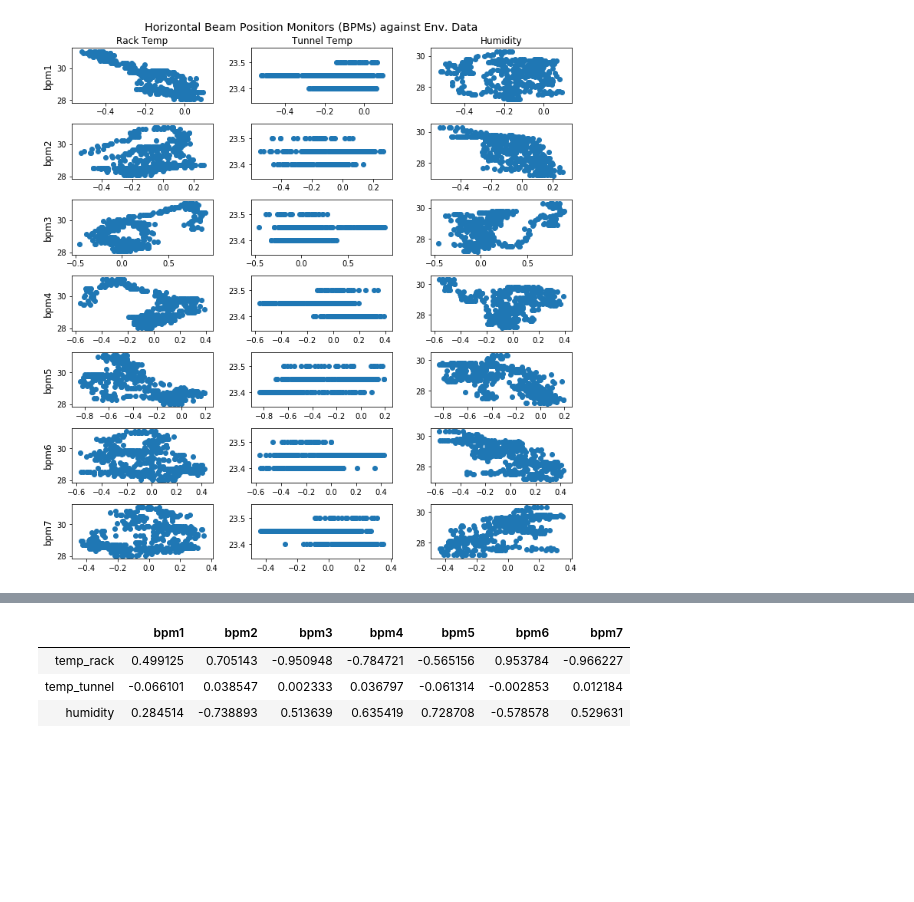
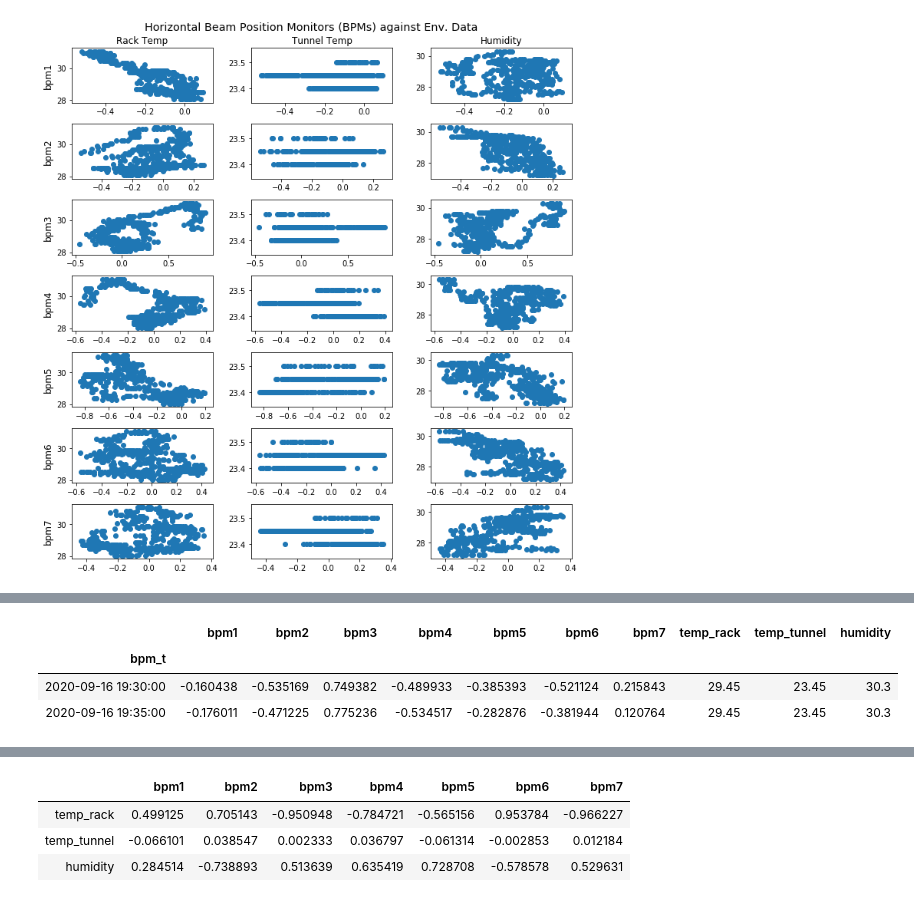
Before and after one commit to 20spaghetti/Electron-Beam-Position-Drift-Study, a Jupyter notebook: Electron Beam Position Drift Study.ipynb, the cells around one changed output, grey strips where cells are left out. Cells and saved outputs as stored; diff of their text form; code cells hidden in the pictures; blank space fills up the shorter version.

```diff
--- a/Electron Beam Position Drift Study.ipynb
+++ b/Electron Beam Position Drift Study.ipynb
@@ -495,20 +464,0 @@ The lag between cause (environment change) and effect (beam position drift) is e
-# %%
-cor_lag_y = np.zeros(shape=(1,21))
-
-# Removetail from BPMs and head from env data, as we anticipate that rack temp will preceed bpm effects
-for i in range(0,len(all_y)-1):
-    data_bpms = all_y.iloc[0:len(all_y)-i,:]
-    data_env = all_y.iloc[0+i:len(all_y),:]
-    data = data_bpms.append(data_env)
-    cor = data.corr().loc[['temp_rack', 'temp_tunnel', 'humidity'],['bpm1', 'bpm2', 'bpm3', 'bpm4', 'bpm5', 'bpm6', 'bpm7']]
-    cor_lag_y = np.vstack((cor_lag_y, cor.values.flatten()))
-
-cor_lag_x = np.zeros(shape=(1,21))
-
-# Removetail from BPMs and head from env data, as we anticipate that rack temp will preceed bpm effects
-for i in range(0,len(all_x)-1):
-    data_bpms = all_x.iloc[0:len(all_x)-i,:]
-    data_env = all_x.iloc[0+i:len(all_x),:]
-    data = data_bpms.append(data_env)
-    cor = data.corr().loc[['temp_rack', 'temp_tunnel', 'humidity'],['bpm1', 'bpm2', 'bpm3', 'bpm4', 'bpm5', 'bpm6', 'bpm7']]
-    cor_lag_x = np.vstack((cor_lag_x, cor.values.flatten()))
@@ -753,0 +558,7 @@ Measure R after synchronisation / time warp
+# %%
+data_bpms
+# %% [output]
+|  | bpm1 | bpm2 | bpm3 | bpm4 | bpm5 | bpm6 | bpm7 | temp_rack | temp_tunnel | humidity |
+| bpm_t |  |  |  |  |  |  |  |  |  |  |
+| 2020-09-16 19:30:00 | -0.160438 | -0.535169 | 0.749382 | -0.489933 | -0.385393 | -0.521124 | 0.215843 | 29.45 | 23.45 | 30.3 |
+| 2020-09-16 19:35:00 | -0.176011 | -0.471225 | 0.775236 | -0.534517 | -0.282876 | -0.381944 | 0.120764 | 29.45 | 23.45 | 30.3 |
```
Also changed, not shown: parts of 44 cells of this notebook.
